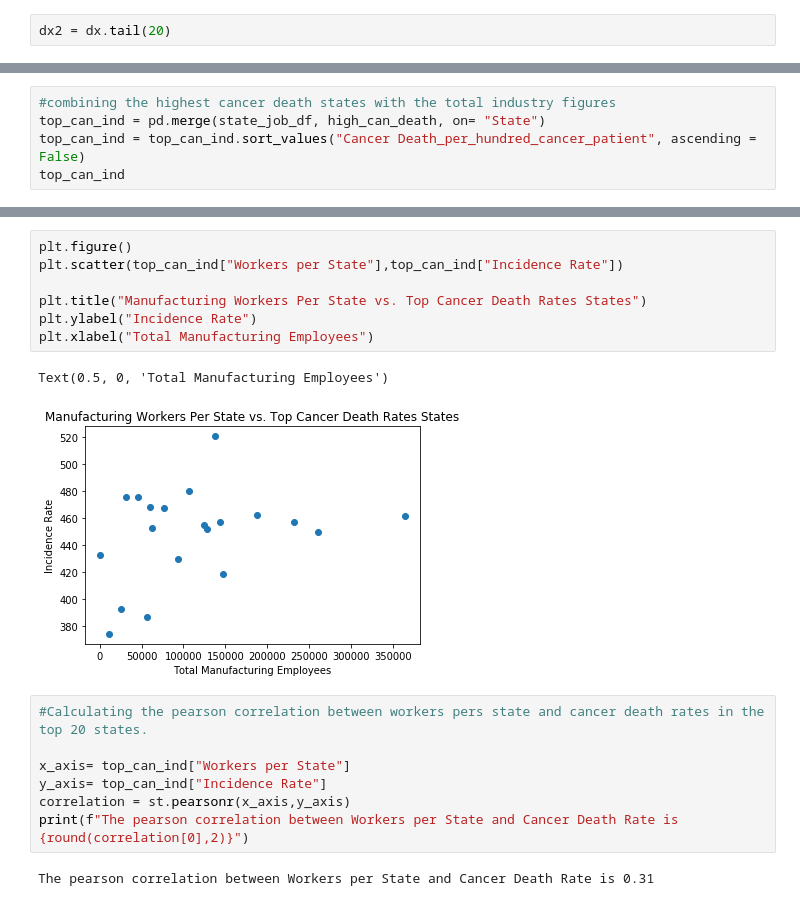
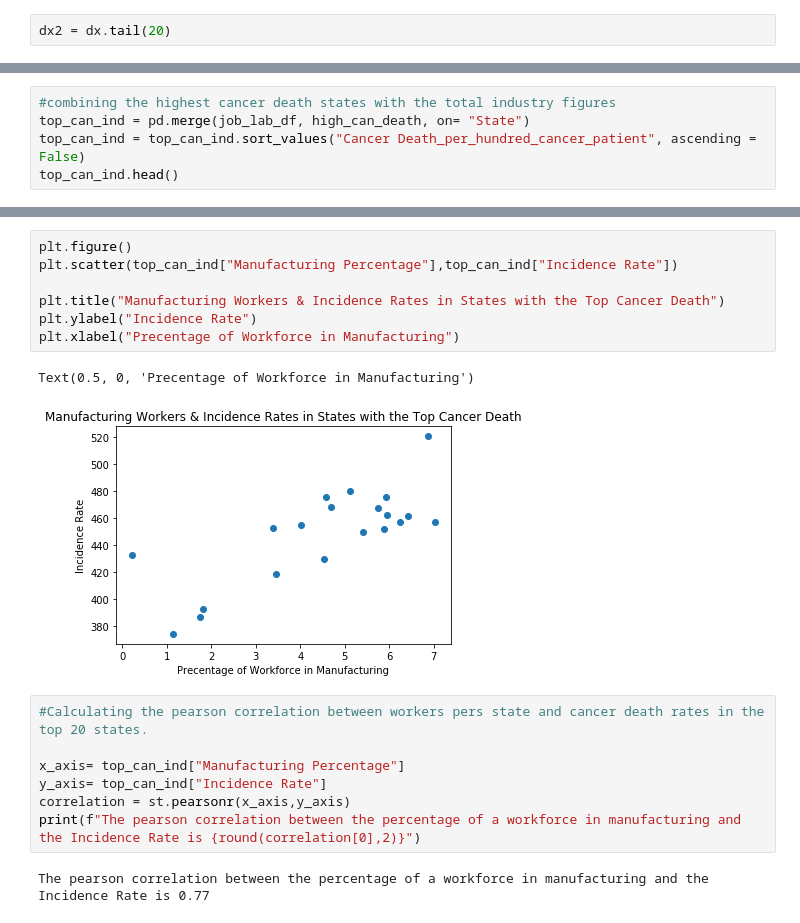
Before and after one commit to settinge/Cancer-and-Nonbiological-Variables, a Jupyter notebook: Merged_Data_and_Visualizations.ipynb, the cells around one changed output, grey strips where cells are left out. Cells and saved outputs as stored; diff of their text form.

```diff
--- a/Merged_Data_and_Visualizations.ipynb
+++ b/Merged_Data_and_Visualizations.ipynb
@@ -426,6 +338,6 @@ state_job_df.head()
 # %%
 #combining the highest cancer death states with the total industry figures
-top_can_ind = pd.merge(state_job_df, high_can_death, on= "State")
+top_can_ind = pd.merge(job_lab_df, high_can_death, on= "State")
 top_can_ind = top_can_ind.sort_values("Cancer Death_per_hundred_cancer_patient", ascending = False)
-top_can_ind
+top_can_ind.head()
 # %% [output]
@@ -449,22 +350,22 @@ top_can_ind
 # %%
 plt.figure()
-plt.scatter(top_can_ind["Workers per State"],top_can_ind["Incidence Rate"])
+plt.scatter(top_can_ind["Manufacturing Percentage"],top_can_ind["Incidence Rate"])
 
-plt.title("Manufacturing Workers Per State vs. Top Cancer Death Rates States")
+plt.title("Manufacturing Workers & Incidence Rates in States with the Top Cancer Death")
 plt.ylabel("Incidence Rate")
-plt.xlabel("Total Manufacturing Employees")
+plt.xlabel("Precentage of Workforce in Manufacturing")
 # %% [output]
-Text(0.5, 0, 'Total Manufacturing Employees')
+Text(0.5, 0, 'Precentage of Workforce in Manufacturing')
-[figure, old version]
+[figure, new version]
 # %%
 #Calculating the pearson correlation between workers pers state and cancer death rates in the top 20 states.
 
-x_axis= top_can_ind["Workers per State"]
+x_axis= top_can_ind["Manufacturing Percentage"]
 y_axis= top_can_ind["Incidence Rate"]
 correlation = st.pearsonr(x_axis,y_axis)
-print(f"The pearson correlation between Workers per State and Cancer Death Rate is {round(correlation[0],2)}")
+print(f"The pearson correlation between the percentage of a workforce in manufacturing and the Incidence Rate is {round(correlation[0],2)}")
 # %% [output]
-The pearson correlation between Workers per State and Cancer Death Rate is 0.31
+The pearson correlation between the percentage of a workforce in manufacturing and the Incidence Rate is 0.77
 # %%
 #combining the highest cancer death states with the total petroleum & coal manufacturing industry figures industry figures
 
```
Also changed, not shown: parts of 43 cells of this notebook, 5 other files.
